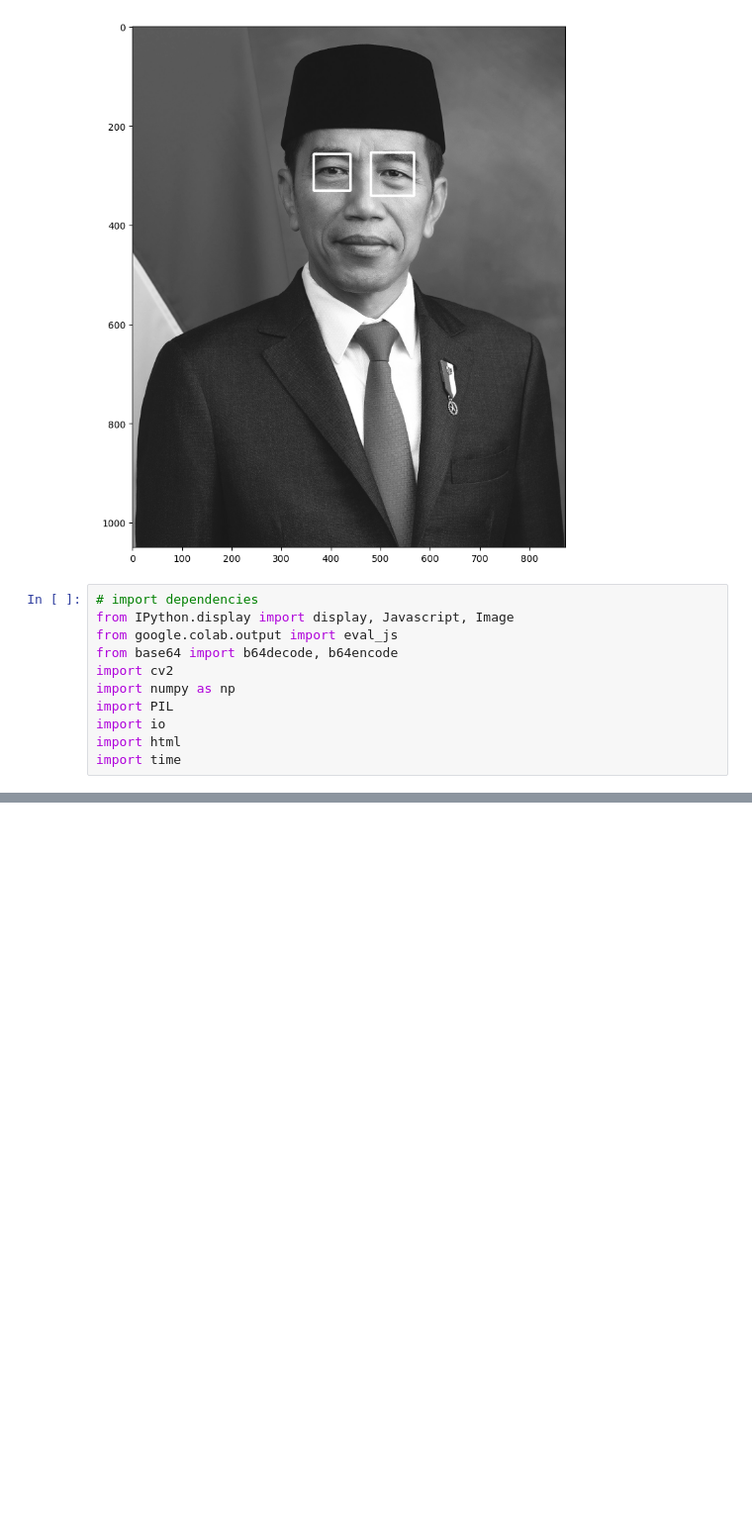
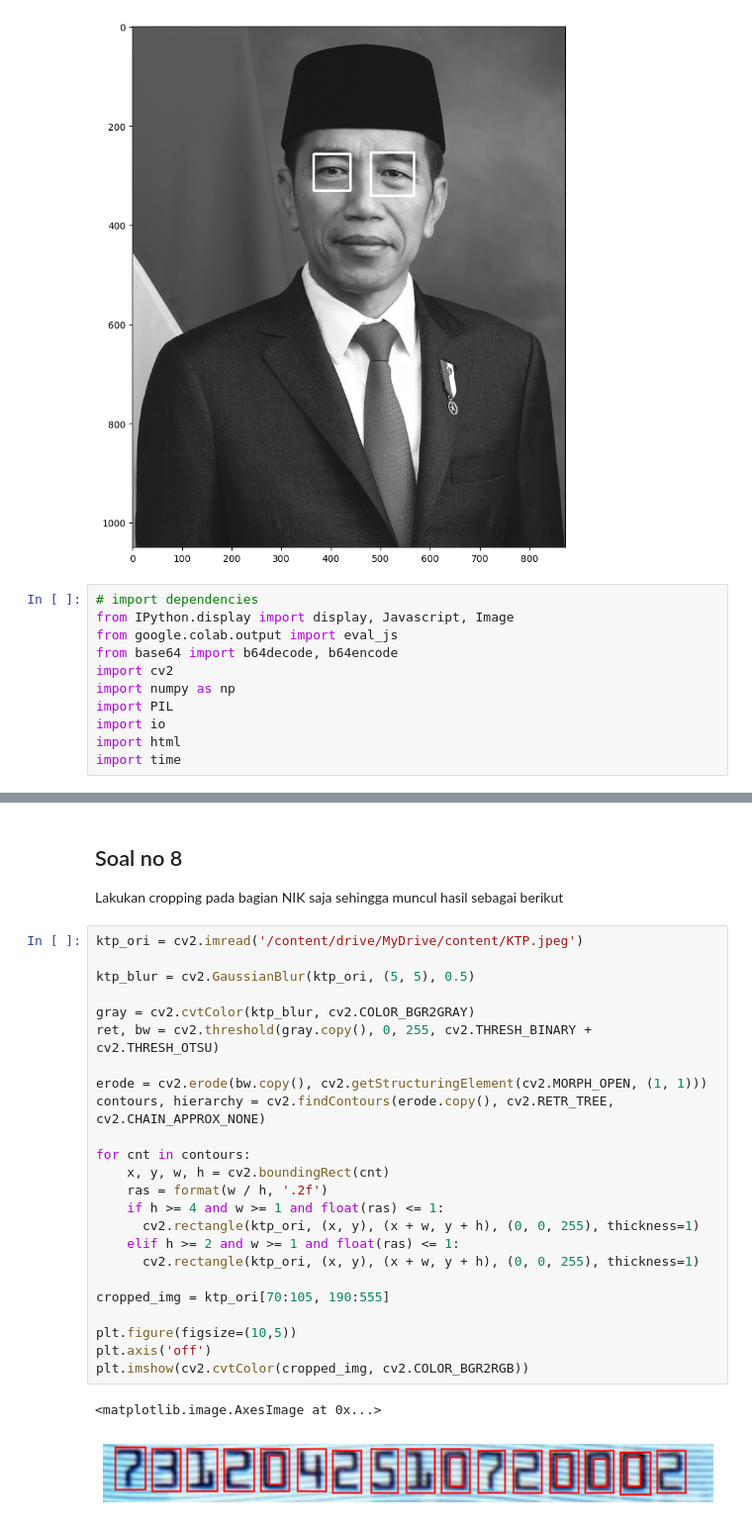
Before and after one commit to NasiUduk27/PCVK_GANJIL_2023, a Jupyter notebook: Week12.ipynb, the cells around one changed output, grey strips where cells are left out. Shown at 99% size. Cells and saved outputs as stored; diff of their text form; blank space fills up the shorter version.

```diff
--- a/Week12.ipynb
+++ b/Week12.ipynb
@@ -384,0 +435,31 @@ while True:
+# %% [markdown]
+## Soal no 8
+
+Lakukan cropping pada bagian NIK saja sehingga muncul hasil sebagai berikut
+# %%
+ktp_ori = cv2.imread('/content/drive/MyDrive/content/KTP.jpeg')
+
+ktp_blur = cv2.GaussianBlur(ktp_ori, (5, 5), 0.5)
+
+gray = cv2.cvtColor(ktp_blur, cv2.COLOR_BGR2GRAY)
+ret, bw = cv2.threshold(gray.copy(), 0, 255, cv2.THRESH_BINARY + cv2.THRESH_OTSU)
+
+erode = cv2.erode(bw.copy(), cv2.getStructuringElement(cv2.MORPH_OPEN, (1, 1)))
+contours, hierarchy = cv2.findContours(erode.copy(), cv2.RETR_TREE, cv2.CHAIN_APPROX_NONE)
+
+for cnt in contours:
+    x, y, w, h = cv2.boundingRect(cnt)
+    ras = format(w / h, '.2f')
+    if h >= 4 and w >= 1 and float(ras) <= 1:
+      cv2.rectangle(ktp_ori, (x, y), (x + w, y + h), (0, 0, 255), thickness=1)
+    elif h >= 2 and w >= 1 and float(ras) <= 1:
+      cv2.rectangle(ktp_ori, (x, y), (x + w, y + h), (0, 0, 255), thickness=1)
+
+cropped_img = ktp_ori[70:105, 190:555]
+
+plt.figure(figsize=(10,5))
+plt.axis('off')
+plt.imshow(cv2.cvtColor(cropped_img, cv2.COLOR_BGR2RGB))
+# %% [output]
+<matplotlib.image.AxesImage at 0x...>
+[figure, added]
```
Also changed, not shown: parts of 15 cells of this notebook.
